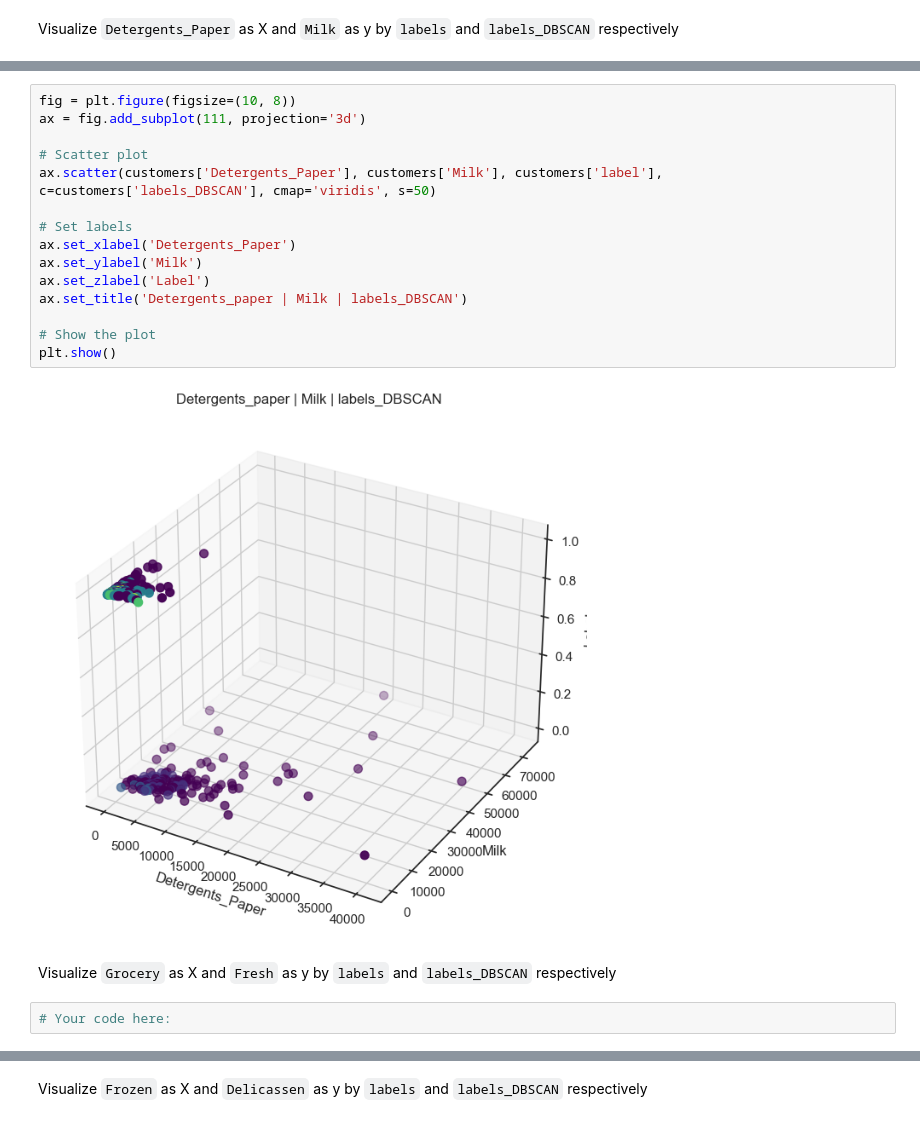
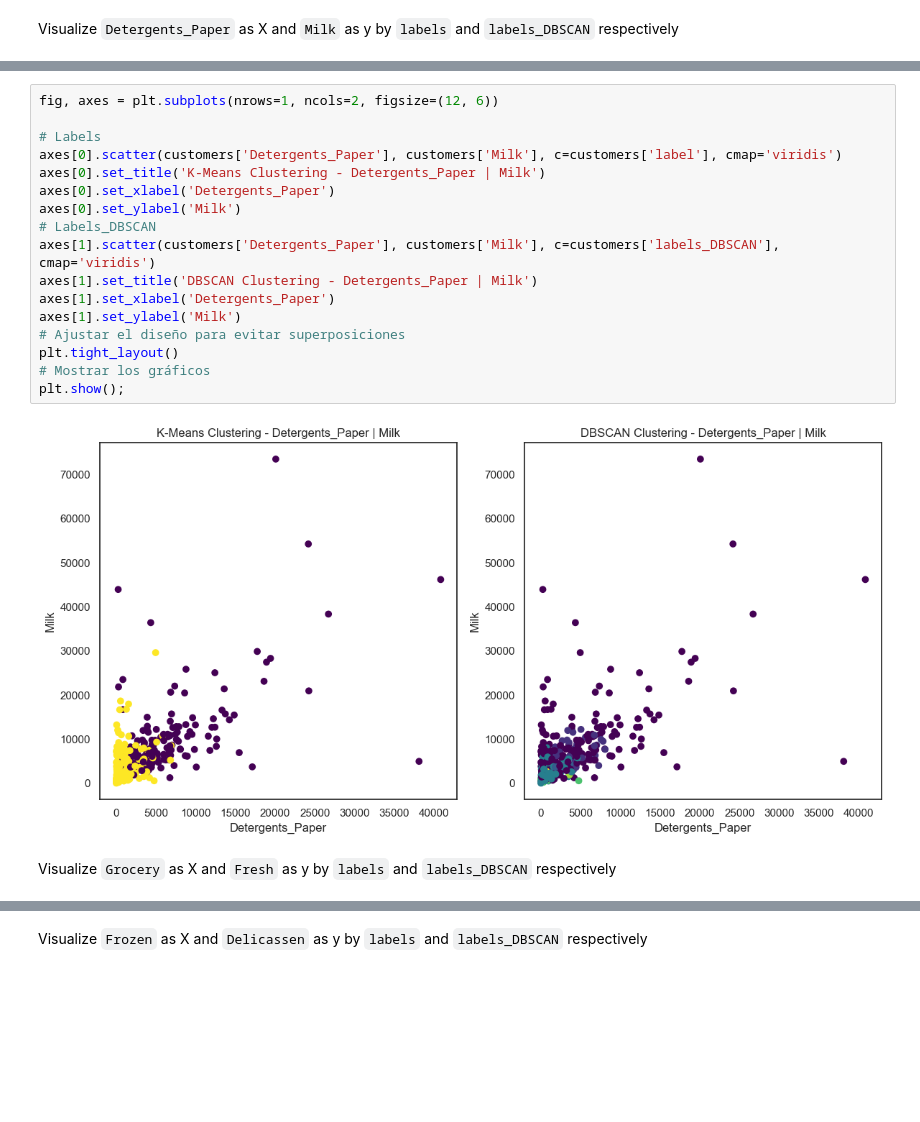
Before and after one commit to Ironhack-Data-Madrid-Octubre-2023/7.4-lab_unsupervised_learning, a Jupyter notebook: your-code/main.ipynb, the cells around one changed output, grey strips where cells are left out. Drawn from its saved outputs; the diff is of its cells as text; blank space fills up the shorter version.

```diff
--- a/your-code/main.ipynb
+++ b/your-code/main.ipynb
@@ -311,21 +294,21 @@ plt.show()
-# %%
-fig = plt.figure(figsize=(10, 8))
-ax = fig.add_subplot(111, projection='3d')
-
-# Scatter plot
-ax.scatter(customers['Detergents_Paper'], customers['Milk'], customers['label'], c=customers['labels_DBSCAN'], cmap='viridis', s=50)
-
-# Set labels
-ax.set_xlabel('Detergents_Paper')
-ax.set_ylabel('Milk')
-ax.set_zlabel('Label')
-ax.set_title('Detergents_paper | Milk | labels_DBSCAN')
-
-# Show the plot
-plt.show()
-# %% [output]
-[figure, removed]
+# %%
+fig, axes = plt.subplots(nrows=1, ncols=2, figsize=(12, 6))
+
+# Labels
+axes[0].scatter(customers['Detergents_Paper'], customers['Milk'], c=customers['label'], cmap='viridis')
+axes[0].set_title('K-Means Clustering - Detergents_Paper | Milk')
+axes[0].set_xlabel('Detergents_Paper')
+axes[0].set_ylabel('Milk')
+# Labels_DBSCAN
+axes[1].scatter(customers['Detergents_Paper'], customers['Milk'], c=customers['labels_DBSCAN'], cmap='viridis')
+axes[1].set_title('DBSCAN Clustering - Detergents_Paper | Milk')
+axes[1].set_xlabel('Detergents_Paper')
+axes[1].set_ylabel('Milk')
+# Ajustar el diseño para evitar superposiciones
+plt.tight_layout()
+# Mostrar los gráficos
+plt.show();
+# %% [output]
+[figure, added]
 # %% [markdown]
 Visualize `Grocery` as X and `Fresh` as y by `labels` and `labels_DBSCAN` respectively
-# %%
-# Your code here:
```
Also changed, not shown: parts of 5 cells of this notebook.
